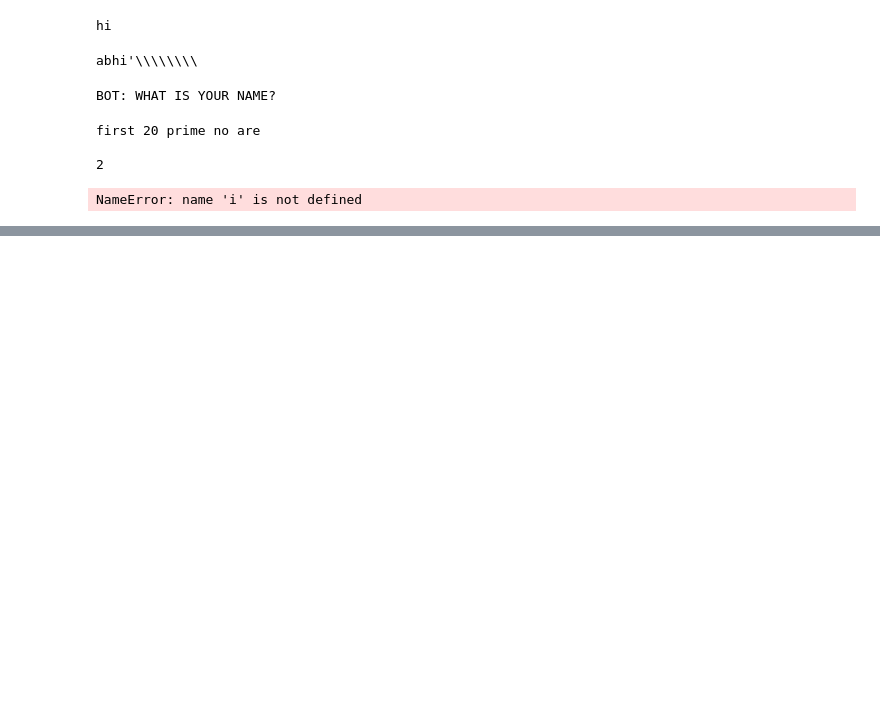
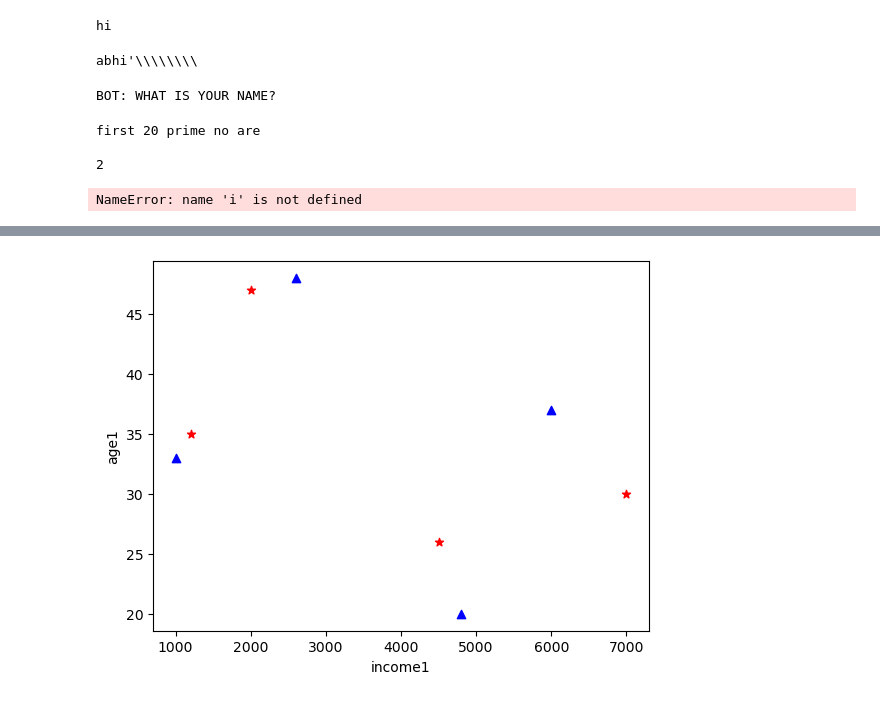
Before and after one commit to Rockyabhishek/Project, a Jupyter notebook: 2.ipynb, the cells around one changed output, grey strips where cells are left out. Saved outputs shown, nothing was run; the diff lists cells and outputs as text; code cells hidden in the pictures; blank space fills up the shorter version.

```diff
--- a/2.ipynb
+++ b/2.ipynb
@@ -19,0 +153,21 @@ NameError: name 'i' is not defined
+# %%
+import pandas as pd
+import matplotlib.pyplot as plt
+
+income= [4500, 1200, 7000, 2000],
+age= [26, 35, 30, 47]
+income1= [4800, 1000, 6000, 2600],
+age1= [20, 33, 37, 48]
+
+
+plt.scatter(income,age,marker="*",c="red")
+plt.scatter(income1,age1,marker="^",c="blue")
+plt.xlabel("income")
+plt.xlabel("income1")
+
+plt.ylabel("age")
+plt.ylabel("age1")
+
+plt.show()
+# %% [output]
+[figure, added]
```
Also changed, not shown: parts of 9 cells of this notebook, 8 other files.
